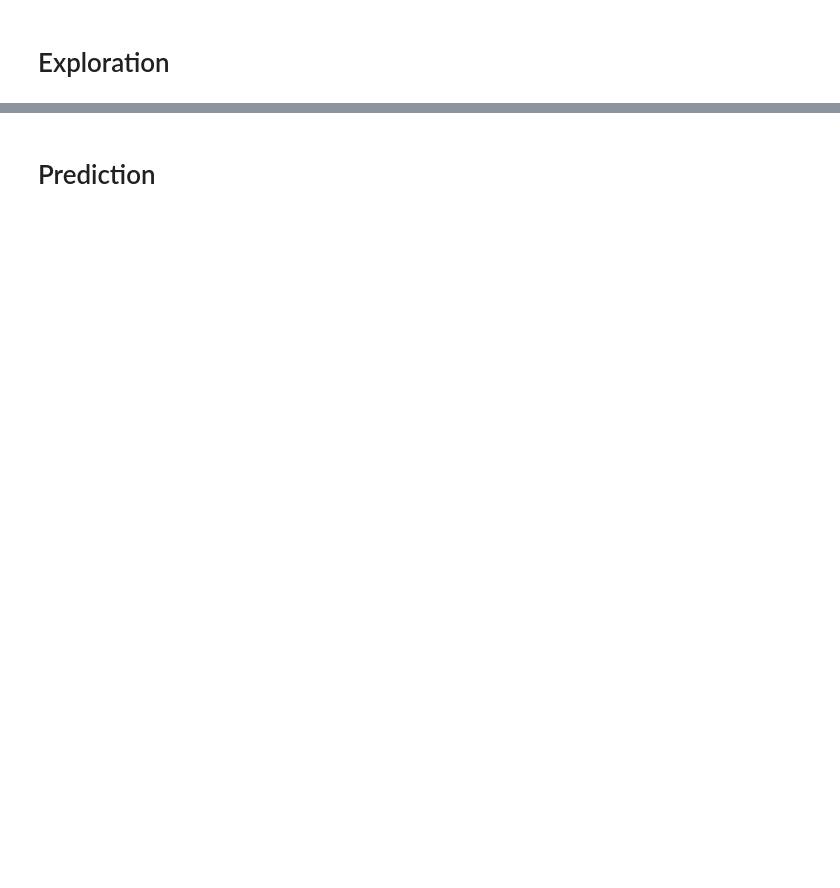
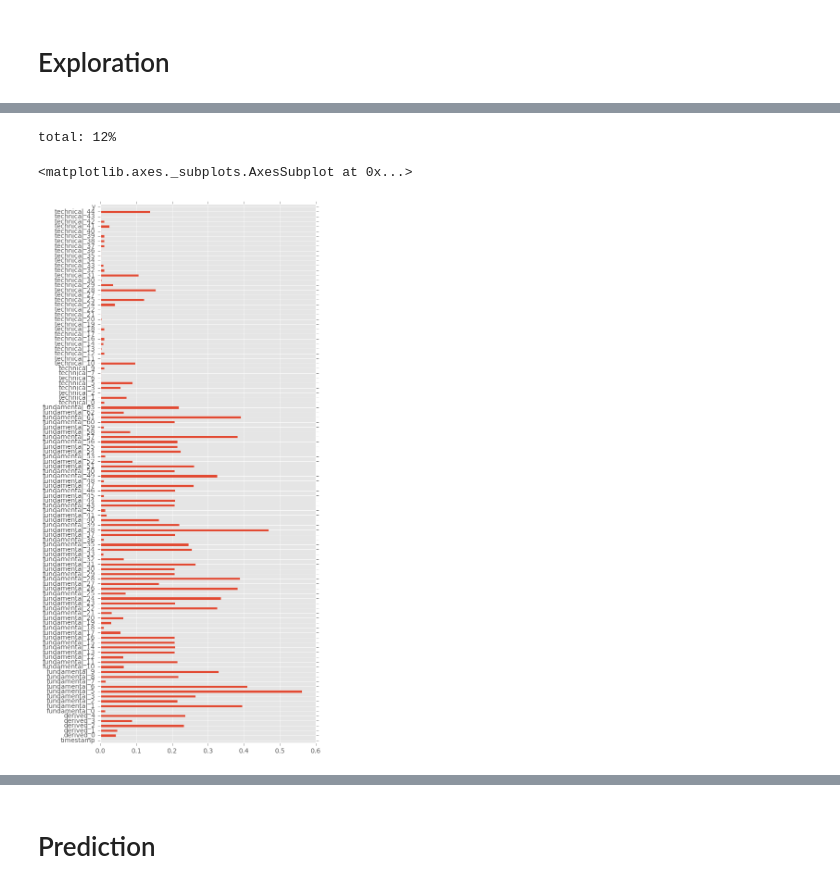
Before and after one commit to vincentqb/kaggle-twosigma, a Jupyter notebook: exploration.ipynb, the cells around one changed output, grey strips where cells are left out. Saved outputs shown, nothing was run; the diff lists cells and outputs as text; code cells hidden in the pictures; blank space fills up the shorter version.

```diff
--- a/exploration.ipynb
+++ b/exploration.ipynb
@@ -12,7 +12,7 @@ start_notebook = clock()
 # %%
 # Open data file
 df = pd.read_hdf('data/train.h5')
-df.set_index('id', inplace=True)
+# df.set_index('id', inplace=True)
 
 # Subsample for now...
 df = df[::10]
@@ -45,10 +83,18 @@ df[['fundamental_0', 'derived_0', 'technical_0']].dropna().describe()
 # %%
 # Number of missing values
 n = df.shape[0]
 nas = df.isnull().sum()/n
 print("total: {:.0%}".format(nas.mean()))
 
-print(nas * 100)
+# print(nas * 100)
+nas.plot.barh(figsize=(6,15))
+
+# Drop columns with too many missing values
+# df.drop(df.columns[nas > 0.3], axis=1, inplace=True)
+# %% [output]
+total: 12%
+<matplotlib.axes._subplots.AxesSubplot at 0x...>
+[figure, added]
 # %%
 # target = df['y']
 # df = df[col]
```
Also changed, not shown: parts of 16 cells of this notebook.
